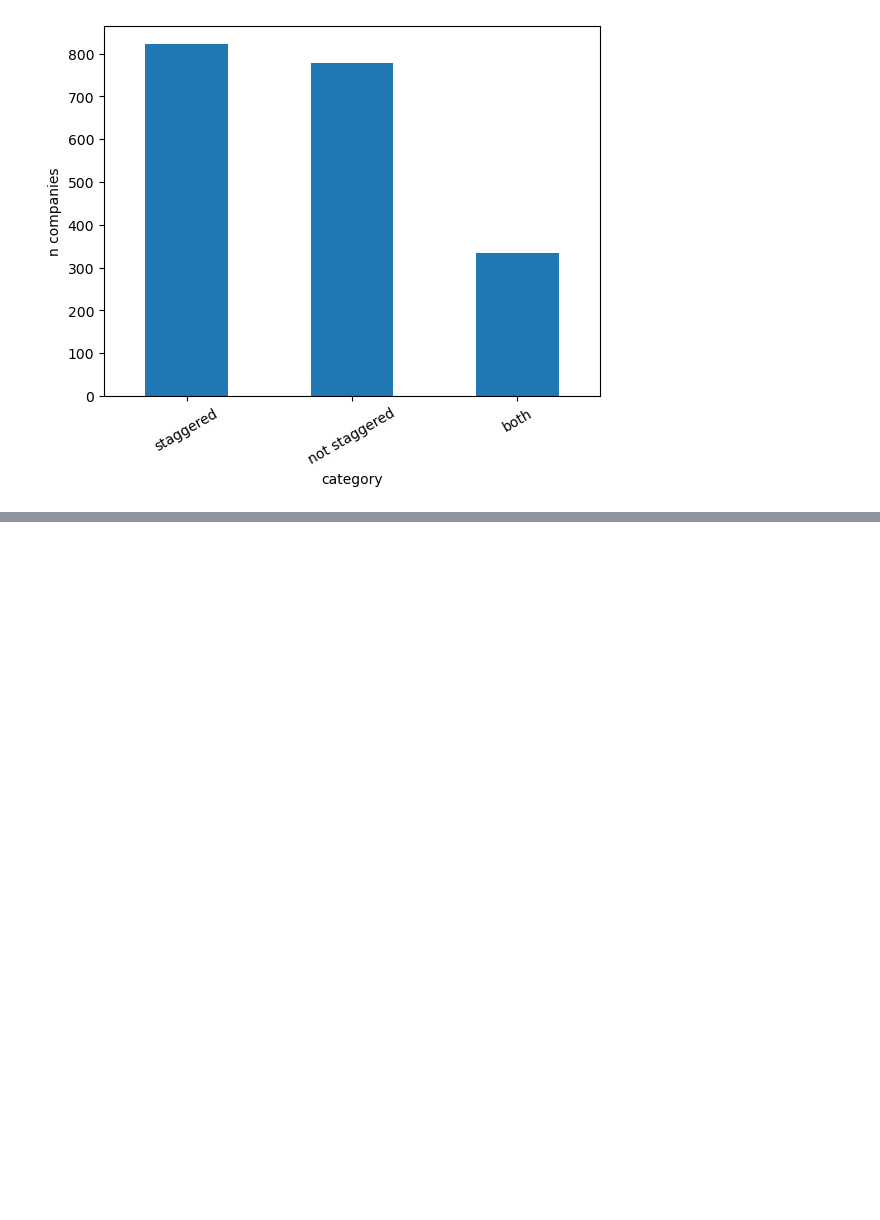
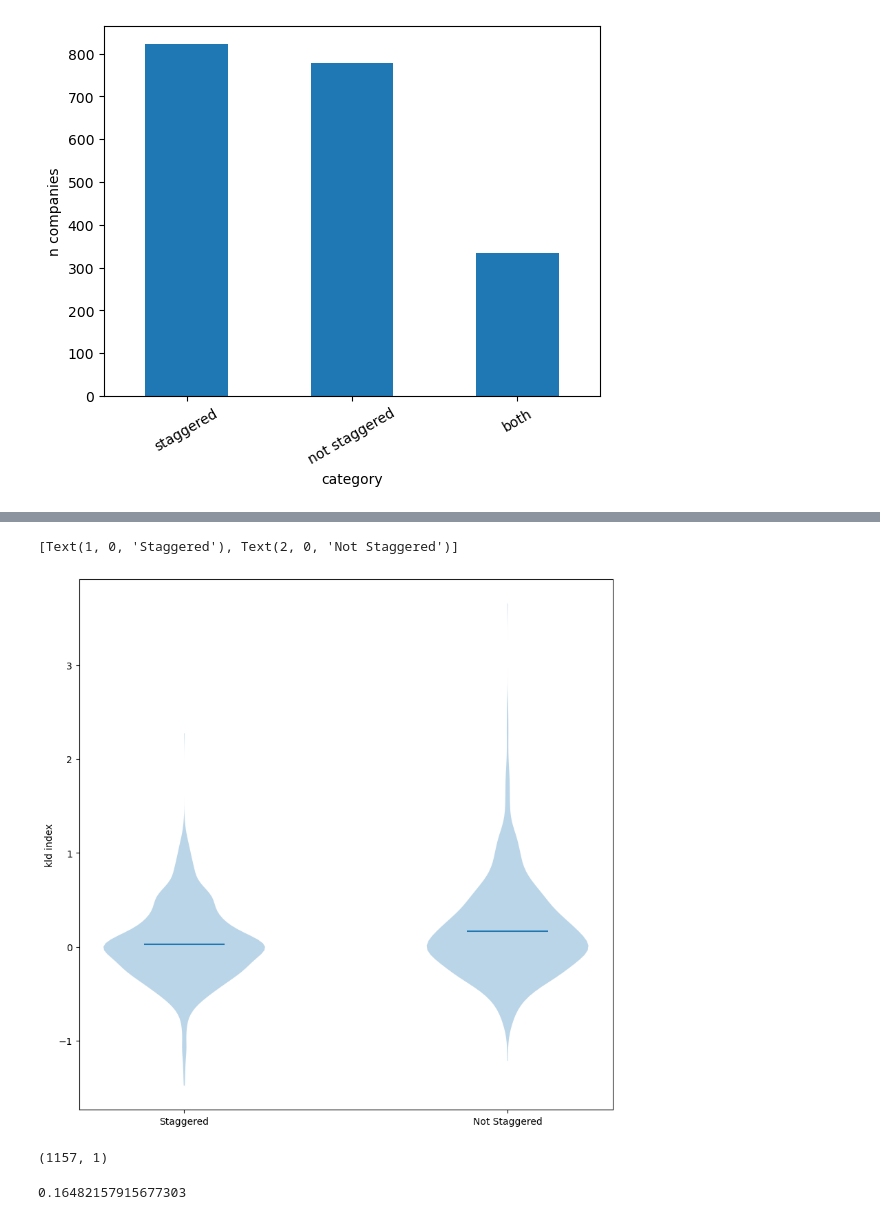
Before and after one commit to oliverangelil/ipynb, a Jupyter notebook: julie_eda.ipynb, the cells around one changed output, grey strips where cells are left out. Cells and saved outputs as stored; diff of their text form; code cells hidden in the pictures; blank space fills up the shorter version.

```diff
--- a/julie_eda.ipynb
+++ b/julie_eda.ipynb
@@ -122,0 +150,3 @@ ax.set_xticklabels(["staggered", "not staggered", "both"])
+# %%
+kld_per_sbf_and_company = df.groupby(["company_name", "sbf"])["kld_index"].agg(mean="mean")
+kld_per_sbf_and_company
@@ -122,0 +168,23 @@ ax.set_xticklabels(["staggered", "not staggered", "both"])
+# %%
+import matplotlib.pyplot as plt
+
+fig, axes = plt.subplots(figsize=(10, 10))
+
+kld_sbf = kld_per_sbf_and_company[kld_per_sbf_and_company.index.isin([1], level=1)].values.squeeze(1)
+kld_no_sbf = kld_per_sbf_and_company[kld_per_sbf_and_company.index.isin([0], level=1)].values.squeeze(1)
+
+axes.violinplot(dataset = [kld_sbf, kld_no_sbf], showextrema=False, showmeans=True)
+axes.set_ylabel("kld index")
+axes.set_xticks([1, 2])
+axes.set_xticklabels(["Staggered", "Not Staggered"])
+# %% [output]
+[Text(1, 0, 'Staggered'), Text(2, 0, 'Not Staggered')]
+[figure, added]
+# %%
+kld_per_sbf_and_company[kld_per_sbf_and_company.index.isin([1], level=1)].values.shape
+# %% [output]
+(1157, 1)
+# %%
+kld_per_sbf_and_company[kld_per_sbf_and_company.index.isin([0], level=1)].values.mean()
+# %% [output]
+0.16482157915677303
```
Also changed, not shown: parts of 5 cells of this notebook.
